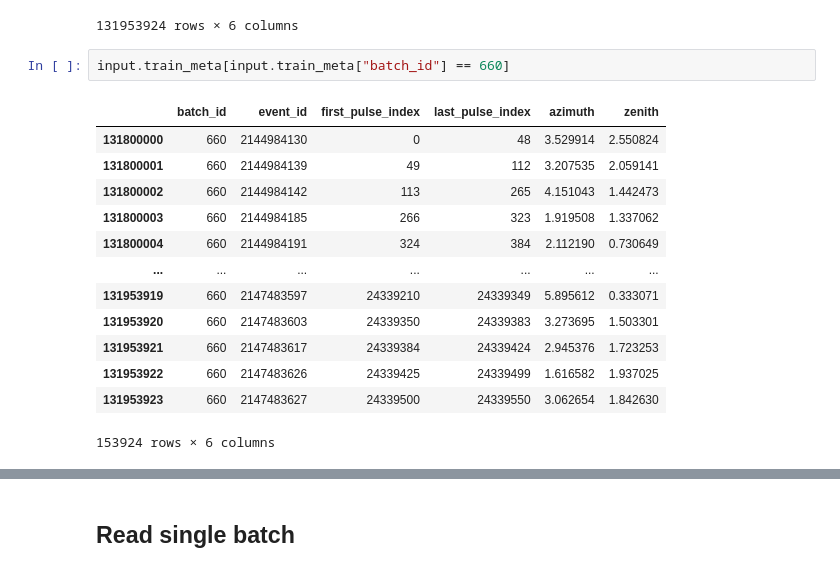
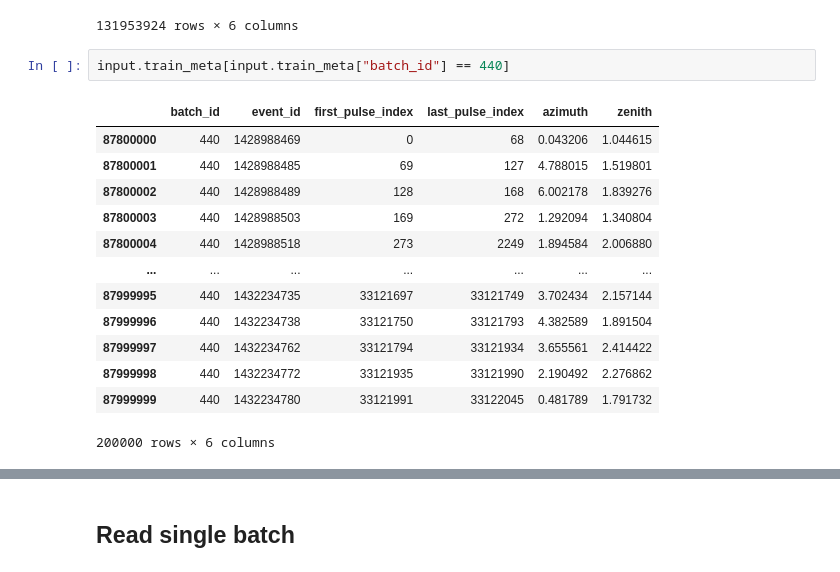
Before and after one commit to IMOKURI/kaggle-ice-cube, a Jupyter notebook: notebook/EDA.ipynb, the cells around one changed output, grey strips where cells are left out. Saved outputs shown, nothing was run; the diff lists cells and outputs as text.

```diff
--- a/notebook/EDA.ipynb
+++ b/notebook/EDA.ipynb
@@ -157,18 +161,18 @@ input.train_meta
 | 131953923 | 660 | 2147483627 | 24339500 | 24339550 | 3.062654 | 1.842630 |
 131953924 rows × 6 columns
 # %%
-input.train_meta[input.train_meta["batch_id"] == 660]
+input.train_meta[input.train_meta["batch_id"] == 440]
 # %% [output]
 |  | batch_id | event_id | first_pulse_index | last_pulse_index | azimuth | zenith |
-| 131800000 | 660 | 2144984130 | 0 | 48 | 3.529914 | 2.550824 |
-| 131800001 | 660 | 2144984139 | 49 | 112 | 3.207535 | 2.059141 |
-| 131800002 | 660 | 2144984142 | 113 | 265 | 4.151043 | 1.442473 |
-| 131800003 | 660 | 2144984185 | 266 | 323 | 1.919508 | 1.337062 |
-| 131800004 | 660 | 2144984191 | 324 | 384 | 2.112190 | 0.730649 |
+| 87800000 | 440 | 1428988469 | 0 | 68 | 0.043206 | 1.044615 |
+| 87800001 | 440 | 1428988485 | 69 | 127 | 4.788015 | 1.519801 |
+| 87800002 | 440 | 1428988489 | 128 | 168 | 6.002178 | 1.839276 |
+| 87800003 | 440 | 1428988503 | 169 | 272 | 1.292094 | 1.340804 |
+| 87800004 | 440 | 1428988518 | 273 | 2249 | 1.894584 | 2.006880 |
 | ... | ... | ... | ... | ... | ... | ... |
-| 131953919 | 660 | 2147483597 | 24339210 | 24339349 | 5.895612 | 0.333071 |
-| 131953920 | 660 | 2147483603 | 24339350 | 24339383 | 3.273695 | 1.503301 |
-| 131953921 | 660 | 2147483617 | 24339384 | 24339424 | 2.945376 | 1.723253 |
-| 131953922 | 660 | 2147483626 | 24339425 | 24339499 | 1.616582 | 1.937025 |
-| 131953923 | 660 | 2147483627 | 24339500 | 24339550 | 3.062654 | 1.842630 |
+| 87999995 | 440 | 1432234735 | 33121697 | 33121749 | 3.702434 | 2.157144 |
+| 87999996 | 440 | 1432234738 | 33121750 | 33121793 | 4.382589 | 1.891504 |
+| 87999997 | 440 | 1432234762 | 33121794 | 33121934 | 3.655561 | 2.414422 |
+| 87999998 | 440 | 1432234772 | 33121935 | 33121990 | 2.190492 | 2.276862 |
+| 87999999 | 440 | 1432234780 | 33121991 | 33122045 | 0.481789 | 1.791732 |
-153924 rows × 6 columns
+200000 rows × 6 columns
```
Also changed, not shown: parts of 45 cells of this notebook, 9 other files.
